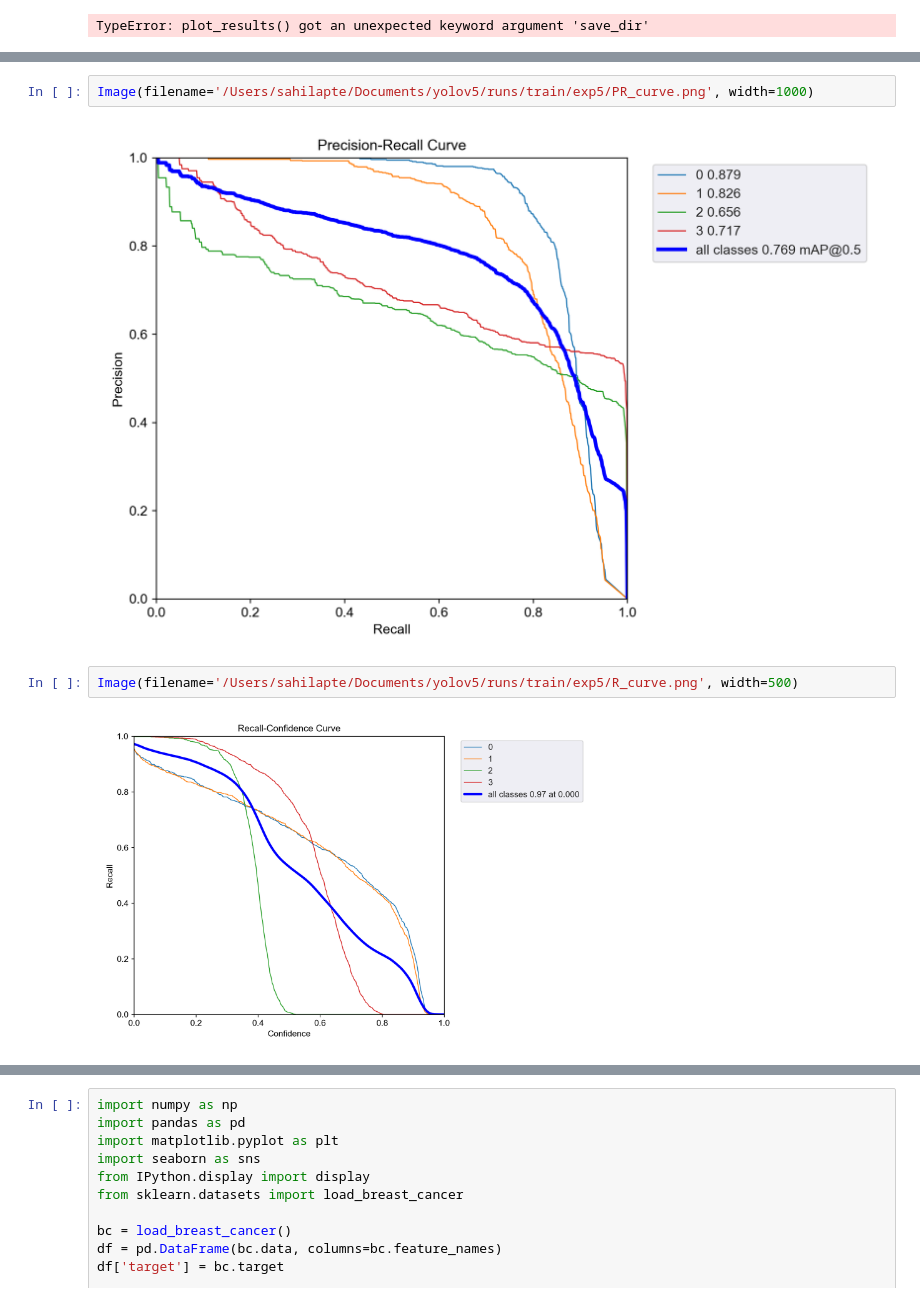
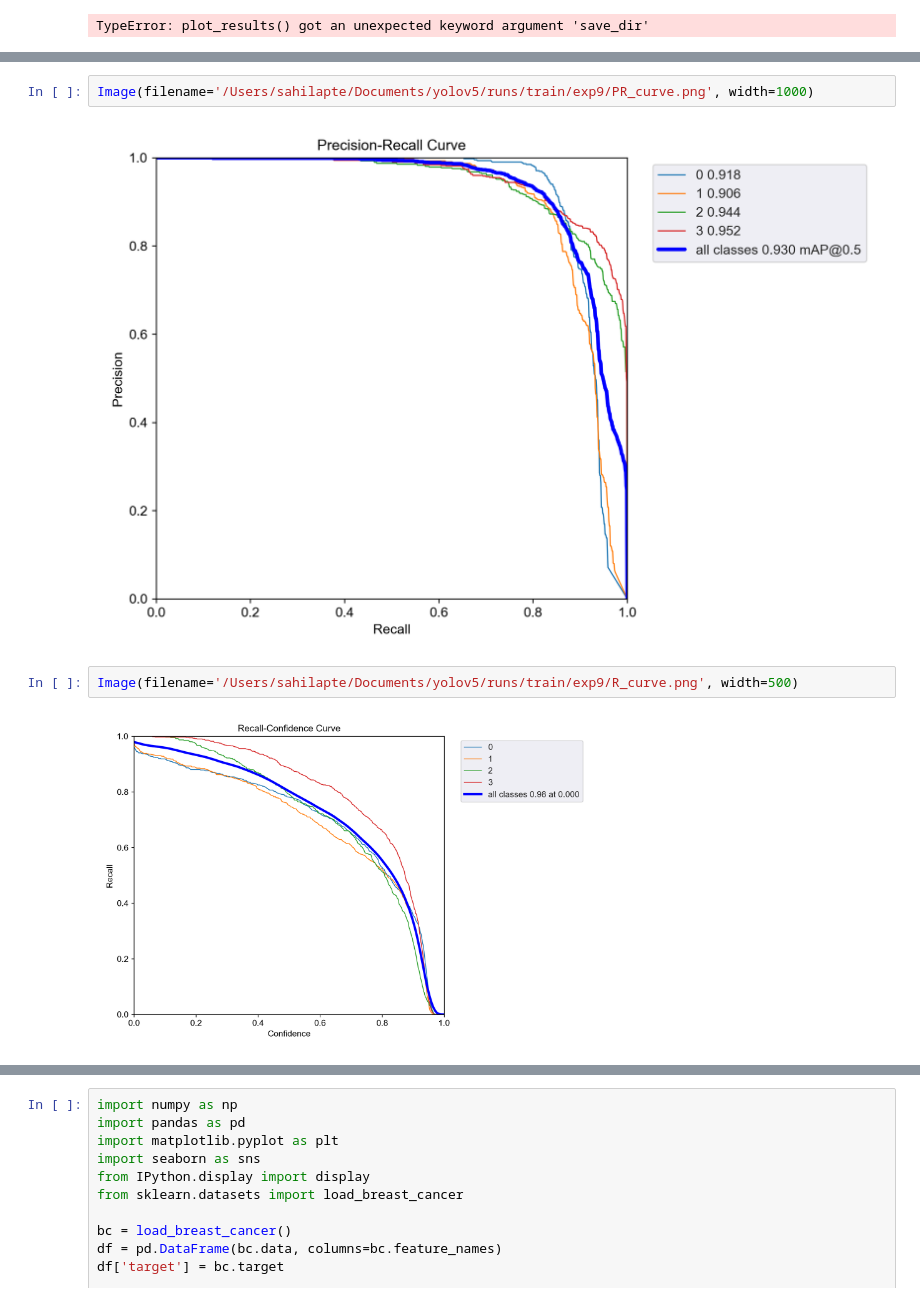
Before and after one commit to SahilApte/Surgical_Tools, a Jupyter notebook: Surgery_tools.ipynb, the cells around one changed output, grey strips where cells are left out. Drawn from its saved outputs; the diff is of its cells as text.

```diff
--- a/Surgery_tools.ipynb
+++ b/Surgery_tools.ipynb
@@ -87,9 +84,9 @@ Image(filename='/Users/sahilapte/Documents/yolov5/runs/train/exp5/P_curve.png',
 # %%
-Image(filename='/Users/sahilapte/Documents/yolov5/runs/train/exp5/PR_curve.png', width=1000)
+Image(filename='/Users/sahilapte/Documents/yolov5/runs/train/exp9/PR_curve.png', width=1000)
 # %% [output]
-[figure, old version]
+[figure, new version]
 # %%
-Image(filename='/Users/sahilapte/Documents/yolov5/runs/train/exp5/R_curve.png', width=500)
+Image(filename='/Users/sahilapte/Documents/yolov5/runs/train/exp9/R_curve.png', width=500)
 # %% [output]
-[figure, old version]
+[figure, new version]
 # %%
```
Also changed, not shown: parts of 8 cells of this notebook.
